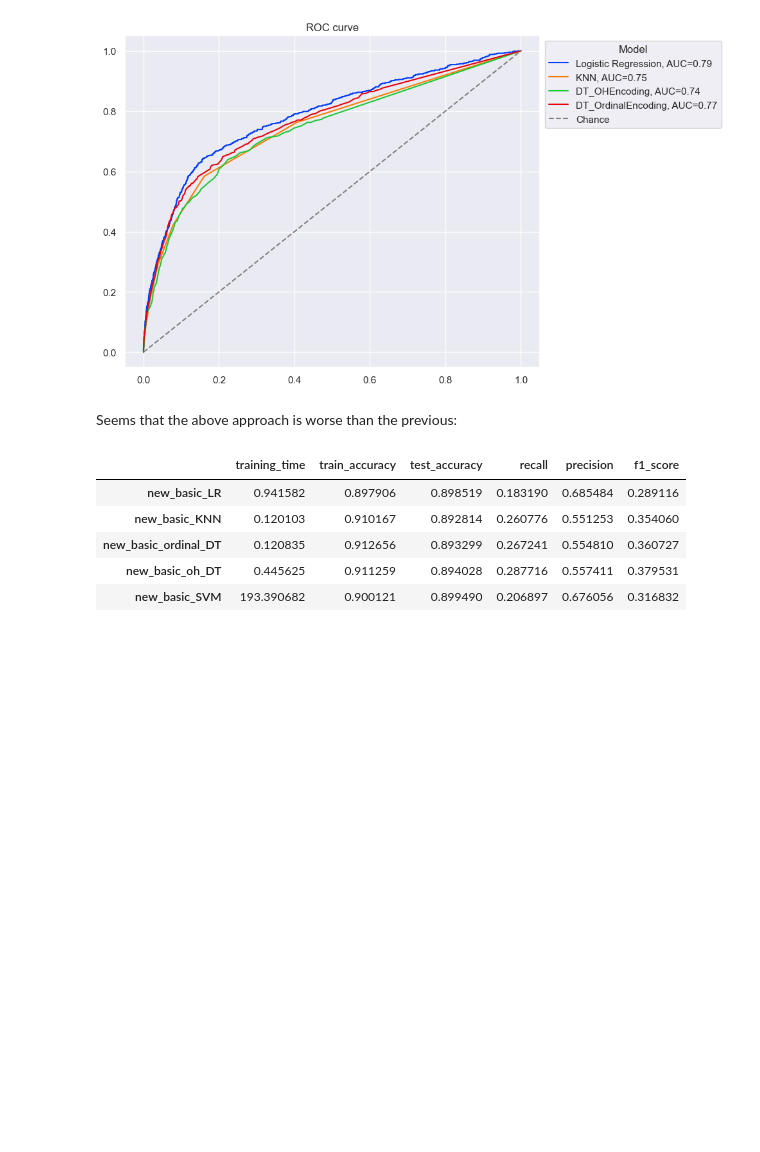
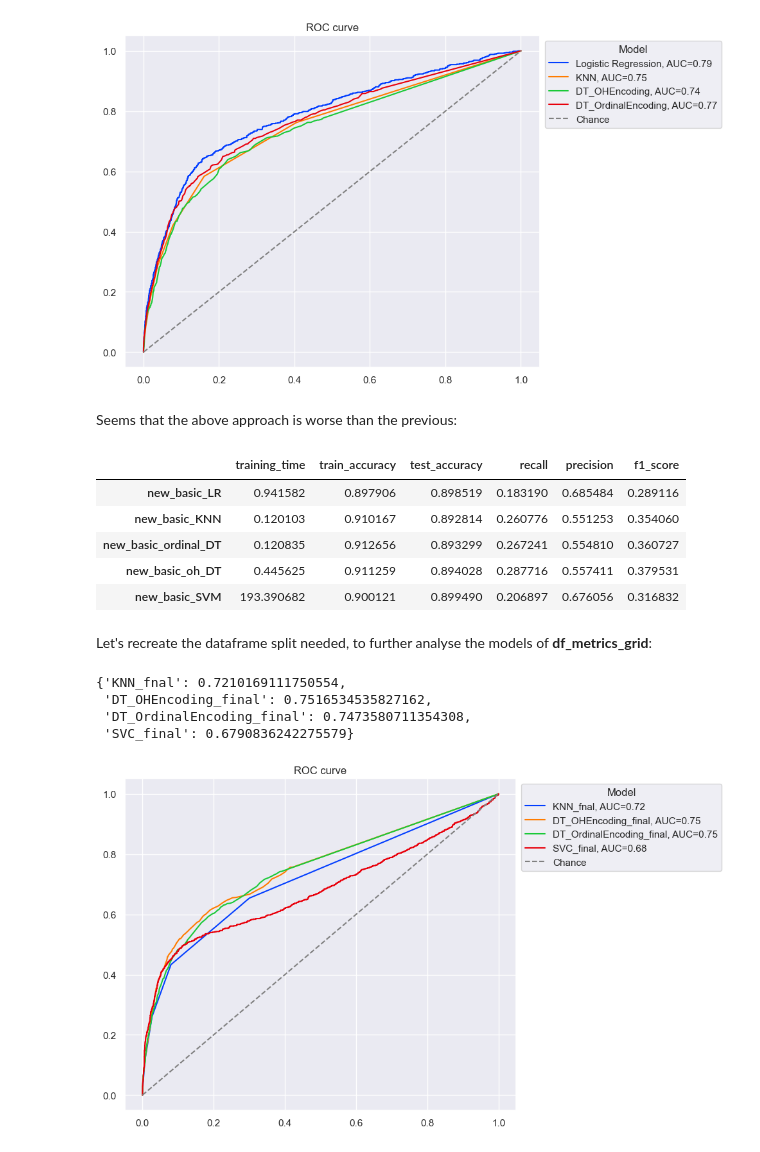
Before and after one commit to vtsou359/BankMarketing_ComparingClassifiers, a Jupyter notebook: bank_marketing.ipynb, the cells around one changed output. Cells and saved outputs as stored; diff of their text form; code cells hidden in the pictures; blank space fills up the shorter version.

```diff
--- a/bank_marketing.ipynb
+++ b/bank_marketing.ipynb
@@ -1980,3 +1980,48 @@ df_metrics_grid
 | new_basic_ordinal_DT | 0.120835 | 0.912656 | 0.893299 | 0.267241 | 0.554810 | 0.360727 |
 | new_basic_oh_DT | 0.445625 | 0.911259 | 0.894028 | 0.287716 | 0.557411 | 0.379531 |
 | new_basic_SVM | 193.390682 | 0.900121 | 0.899490 | 0.206897 | 0.676056 | 0.316832 |
+# %% [markdown]
+Let's recreate the dataframe split needed, to further analyse the models of **df_metrics_grid**:
+# %%
+# Define the target variable and the feature matrix
+
+df_new_v2 = df[['age', 'job', 'marital', 'education', 'default', 'housing', 'loan',
+                'month','poutcome','contacted_before',
+                'emp.var.rate', 'cons.price.idx', 'cons.conf.idx','euribor3m', 'nr.employed',
+                'y']]
+
+y = df_new_v2['y']
+X = df_new_v2.drop('y', axis=1)
+
+# Split the data into training and test sets
+X_train, X_test, y_train, y_test = train_test_split(X, y, test_size=0.2, random_state=42, stratify=y)
+# %%
+grid_models = \
+    [
+        grid_LR.best_estimator_ ,
+        grid_KNN.best_estimator_,
+        grid_DT_OH.best_estimator_ ,
+        grid_DT_Ordinal.best_estimator_,
+        grid_SVC.best_estimator_
+    ]
+
+grid_models_names = \
+    [
+        'Logistic Regression_final',
+        'KNN_final',
+        'DT_OHEncoding_final',
+        'DT_OrdinalEncoding_final',
+        'SVC_final'
+    ]
+
+plot_roc_curves(models = grid_models,
+                model_names = grid_models_names,
+                X_test = X_test,
+                y_test = y_test
+                )
+# %% [output]
+{'KNN_fnal': 0.7210169111750554,
+ 'DT_OHEncoding_final': 0.7516534535827162,
+ 'DT_OrdinalEncoding_final': 0.7473580711354308,
+ 'SVC_final': 0.6790836242275579}
+[figure, added]
```
Also changed, not shown: parts of 4 cells of this notebook.
